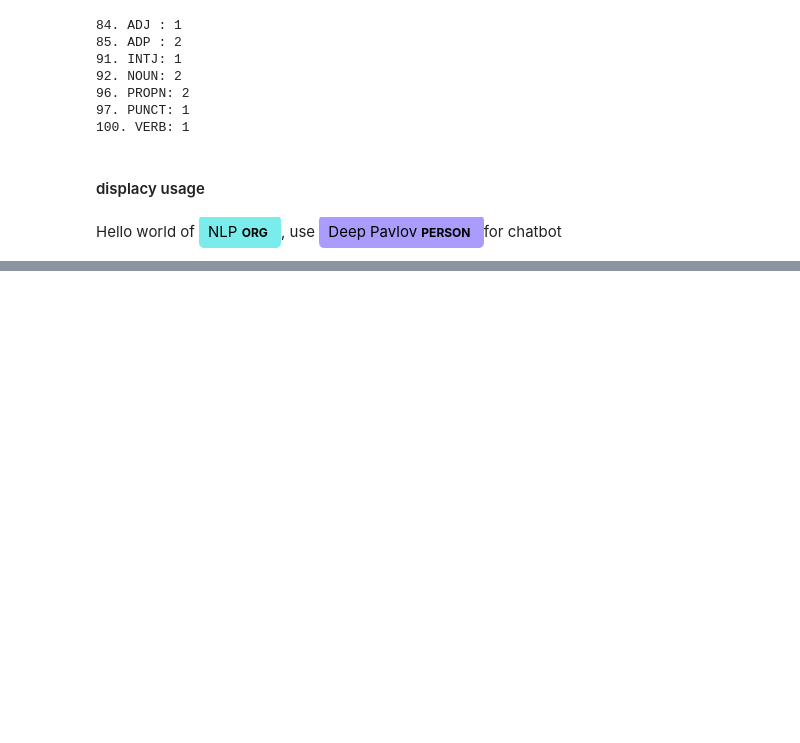
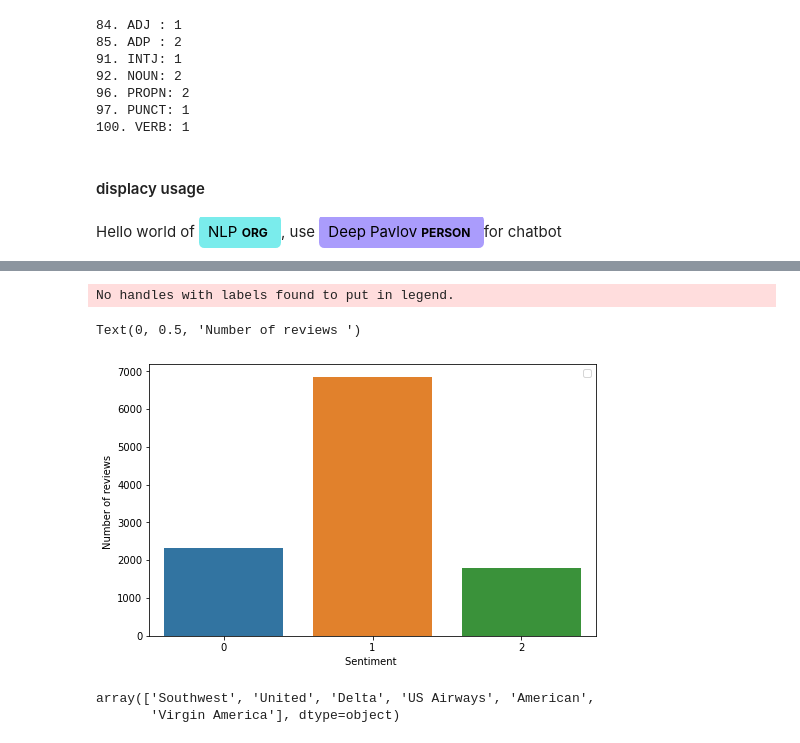
Before and after one commit to iam-pattan/Exploring-DL, a Jupyter notebook: NLP_basics.ipynb, the cells around one changed output, grey strips where cells are left out. Cells and saved outputs as stored; diff of their text form; code cells hidden in the pictures; blank space fills up the shorter version.

```diff
--- a/NLP_basics.ipynb
+++ b/NLP_basics.ipynb
@@ -385,0 +434,7 @@ displacy.render(txt, style='dep', jupyter=True, options={'distance':110})
+# %%
+df.drop(['tweet_id', 'airline_sentiment_gold', 'negativereason_gold', 'retweet_count', 'tweet_coord',
+       'tweet_created', 'tweet_location', 'user_timezone'], axis=1, inplace=True)
+# %%
+df.airline_sentiment.replace({'negative': 1, 'positive': 2, 'neutral': 0}, inplace=True)
+# %%
+df.airline_sentiment = df.airline_sentiment.astype('int')
@@ -385,0 +450,3 @@ displacy.render(txt, style='dep', jupyter=True, options={'distance':110})
+# %%
+df.isna().sum()
+class_count = df.airline_sentiment.value_counts()
@@ -385,0 +469,17 @@ displacy.render(txt, style='dep', jupyter=True, options={'distance':110})
+# %%
+x = np.array(class_count.index)
+y = np.array(class_count.values)
+plt.figure(figsize=(8,5))
+sns.barplot(x,y)
+plt.legend()
+plt.xlabel('Sentiment ')
+plt.ylabel('Number of reviews ')
+# %% [output]
+No handles with labels found to put in legend.
+Text(0, 0.5, 'Number of reviews ')
+[figure, added]
+# %%
+df.airline.unique()
+# %% [output]
+array(['Southwest', 'United', 'Delta', 'US Airways', 'American',
+       'Virgin America'], dtype=object)
```
Also changed, not shown: parts of 22 cells of this notebook.
